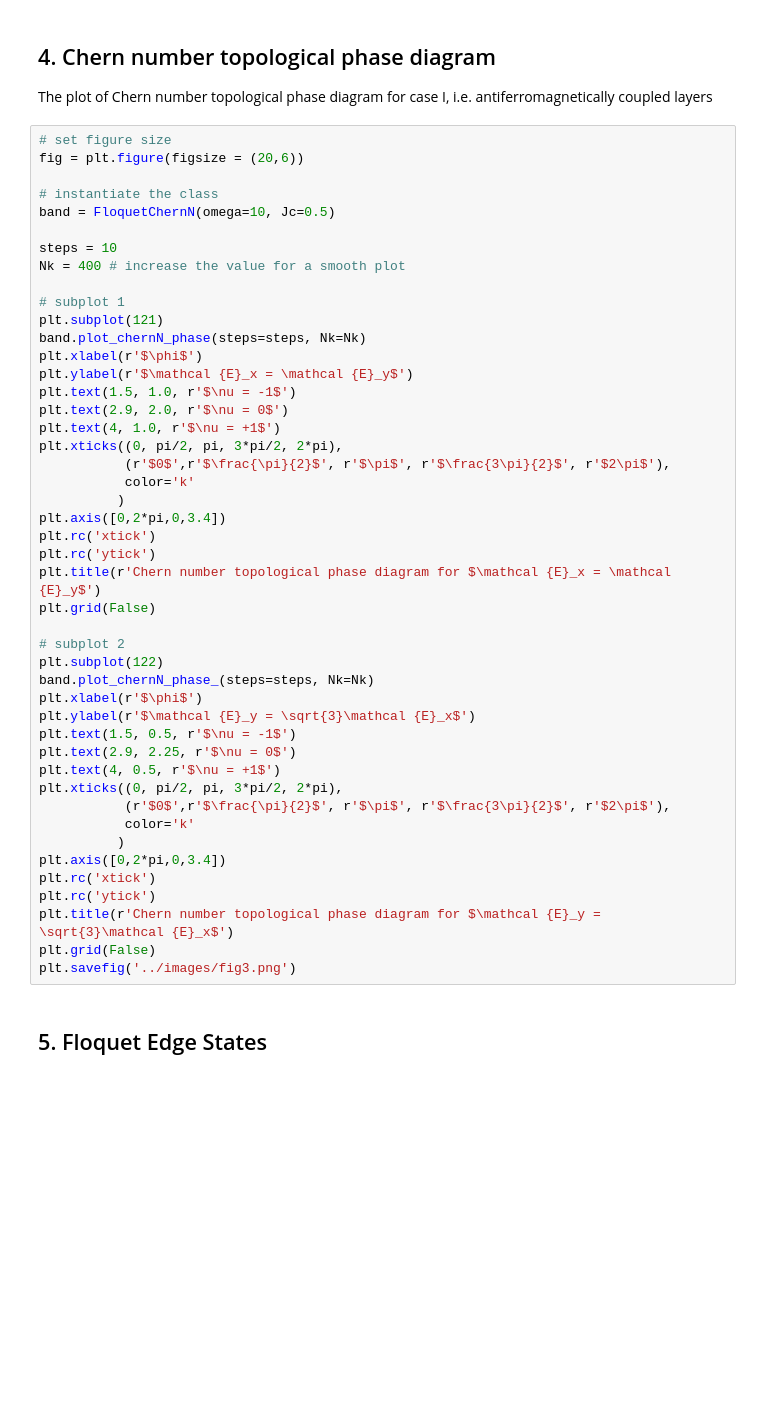
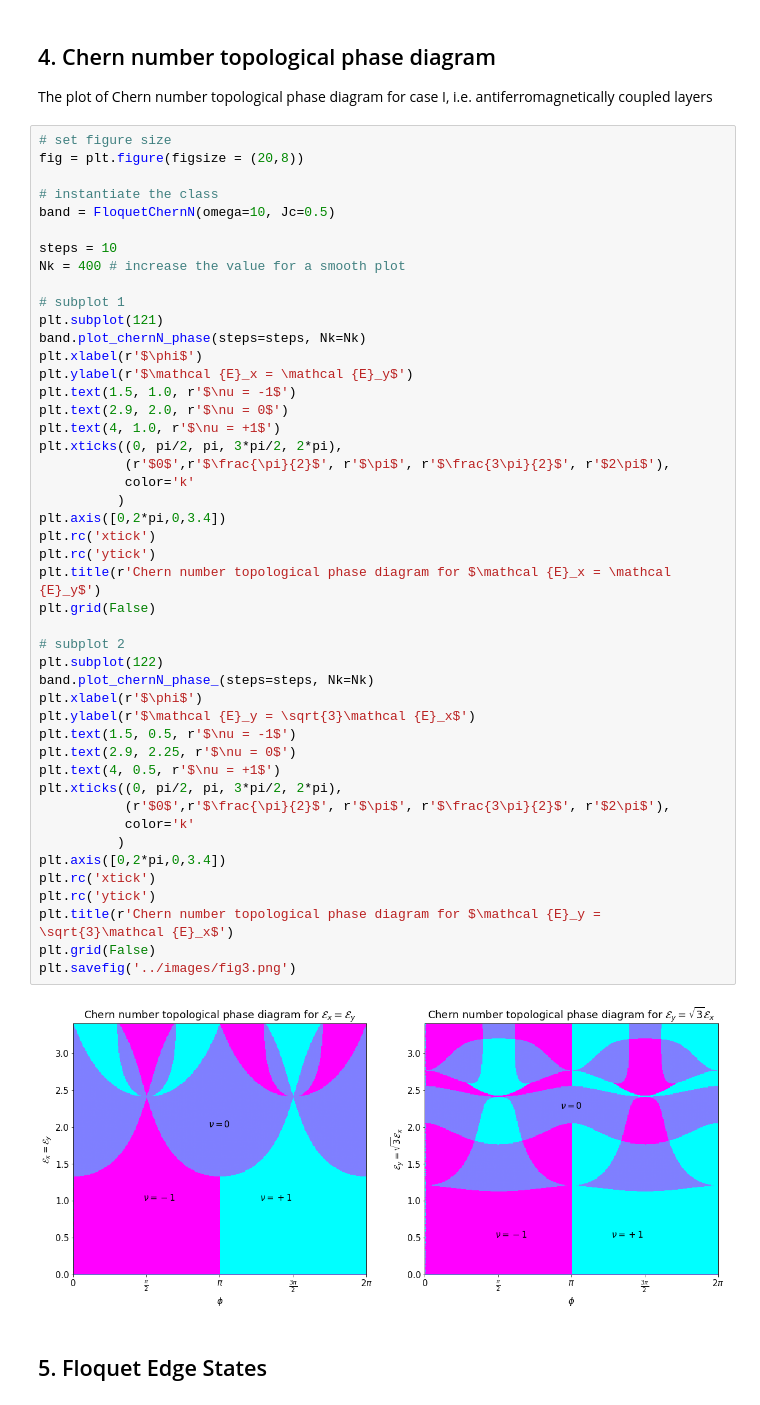
Before and after one commit to Owerre/physics-research, a Jupyter notebook: notebooks/02-floquet_QSHI.ipynb, the cells around one changed output. Drawn from its saved outputs; the diff is of its cells as text; blank space fills up the shorter version.

```diff
--- a/notebooks/02-floquet_QSHI.ipynb
+++ b/notebooks/02-floquet_QSHI.ipynb
@@ -96,7 +96,7 @@ Chern numbers = [ 1. -1.  1. -1.]
 The plot of Chern number topological phase diagram for case I, i.e. antiferromagnetically coupled layers
 # %%
 # set figure size
-fig = plt.figure(figsize = (20,6))
+fig = plt.figure(figsize = (20,8))
 
 # instantiate the class
 band = FloquetChernN(omega=10, Jc=0.5)
@@ -113,33 +113,35 @@ plt.text(1.5, 1.0, r'$\nu = -1$')
 plt.text(2.9, 2.0, r'$\nu = 0$')
 plt.text(4, 1.0, r'$\nu = +1$')
 plt.xticks((0, pi/2, pi, 3*pi/2, 2*pi),
            (r'$0$',r'$\frac{\pi}{2}$', r'$\pi$', r'$\frac{3\pi}{2}$', r'$2\pi$'),
            color='k'
           )
 plt.axis([0,2*pi,0,3.4])
 plt.rc('xtick')
 plt.rc('ytick')
 plt.title(r'Chern number topological phase diagram for $\mathcal {E}_x = \mathcal {E}_y$')
 plt.grid(False)
 
 # subplot 2
 plt.subplot(122)
 band.plot_chernN_phase_(steps=steps, Nk=Nk)
 plt.xlabel(r'$\phi$')
 plt.ylabel(r'$\mathcal {E}_y = \sqrt{3}\mathcal {E}_x$')
 plt.text(1.5, 0.5, r'$\nu = -1$')
 plt.text(2.9, 2.25, r'$\nu = 0$')
 plt.text(4, 0.5, r'$\nu = +1$')
 plt.xticks((0, pi/2, pi, 3*pi/2, 2*pi),
            (r'$0$',r'$\frac{\pi}{2}$', r'$\pi$', r'$\frac{3\pi}{2}$', r'$2\pi$'),
            color='k'
           )
 plt.axis([0,2*pi,0,3.4])
 plt.rc('xtick')
 plt.rc('ytick')
 plt.title(r'Chern number topological phase diagram for $\mathcal {E}_y = \sqrt{3}\mathcal {E}_x$')
 plt.grid(False)
 plt.savefig('../images/fig3.png')
+# %% [output]
+[figure, added]
 # %% [markdown]
 ## 5. Floquet Edge States
 # %%
```
Also changed, not shown: parts of 3 cells of this notebook, 7 other files.
